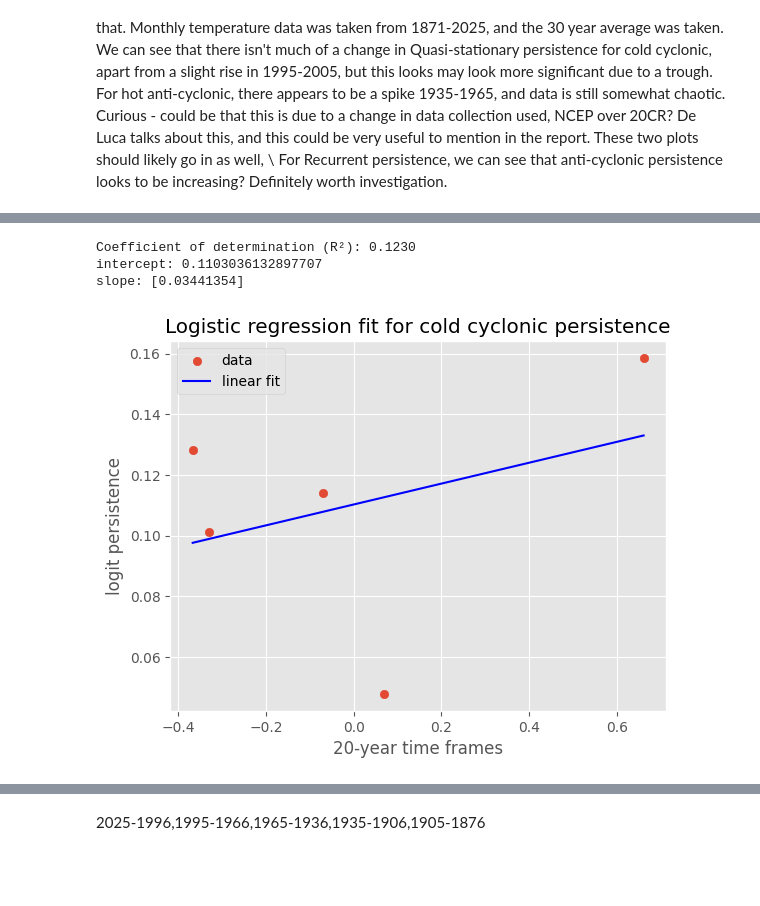
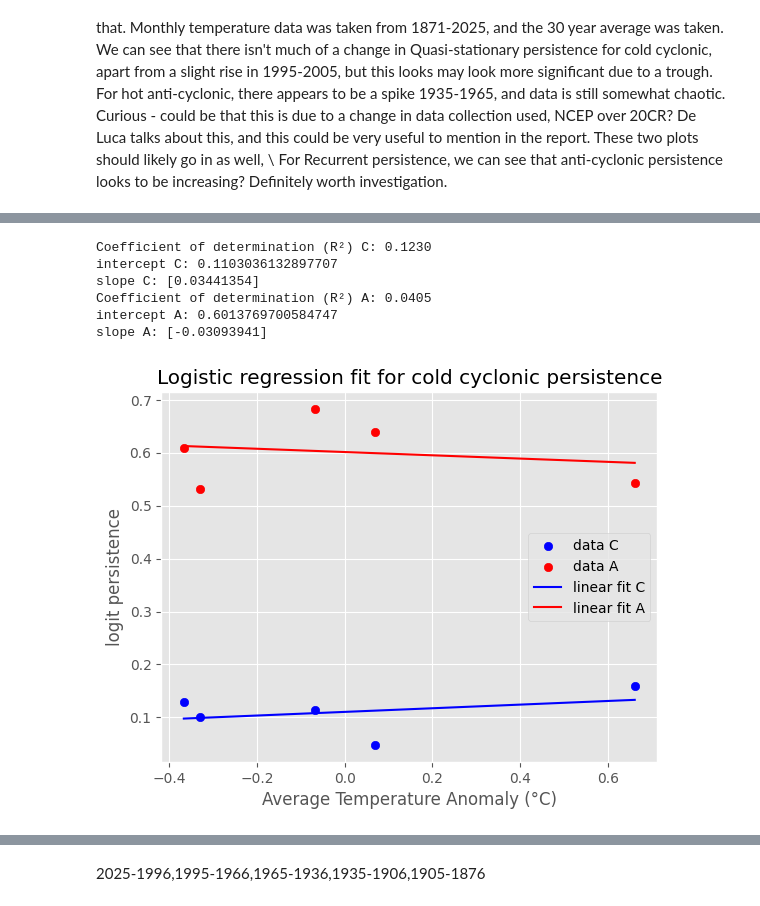
Before and after one commit to R-Mulholland/Persistecnce, a Jupyter notebook: Results-1.ipynb, the cells around one changed output, grey strips where cells are left out. Saved outputs shown, nothing was run; the diff lists cells and outputs as text; code cells hidden in the pictures; blank space fills up the shorter version.

```diff
--- a/Results-1.ipynb
+++ b/Results-1.ipynb
@@ -173,24 +170,37 @@ Slope: 0.0937
 # %%
-y = df30MLEcold['logit_pers'].values
-X = df_AvgTemp30['Avg_Temp'].values.reshape(-1, 1)
+y1 = df30MLEcold['logit_pers'].values
+y2 = df30MLEhot['logit_pers'].values
 
-model = LinearRegression()
-model.fit(X, y)
-r_sqxy = model.score(X, y)
-print(f"Coefficient of determination (R²): {r_sqxy:.4f}")
-print(f"intercept: {model.intercept_}")
-print(f"slope: {model.coef_}")
 
-plt.scatter(X, y, label='data')
-plt.plot(X, model.predict(X), color='blue', label='linear fit')
-plt.xlabel("20-year time frames")
+model3 = LinearRegression()
+model4 = LinearRegression()
+model3.fit(q, y1)
+model4.fit(q, y2)
+
+
+print(f"Coefficient of determination (R²) C: {model3.score(q,y1):.4f}")
+print(f"intercept C: {model3.intercept_}")
+print(f"slope C: {model3.coef_}")
+print(f"Coefficient of determination (R²) A: {model4.score(q,y2):.4f}")
+print(f"intercept A: {model4.intercept_}")
+print(f"slope A: {model4.coef_}")
+
+
+plt.scatter(q, y1, label='data C', color = 'blue')
+plt.scatter(q, y2, label='data A', color = 'red')
+plt.plot(q, model3.predict(q), color='blue', label='linear fit C')
+plt.plot(q, model4.predict(q), color='red', label='linear fit A')
+plt.xlabel("Average Temperature Anomaly (°C)")
 plt.ylabel("logit persistence")
 plt.title("Logistic regression fit for cold cyclonic persistence")
 plt.legend()
 plt.grid(True)
 plt.show()
 # %% [output]
-Coefficient of determination (R²): 0.1230
-intercept: 0.1103036132897707
-slope: [0.03441354]
+Coefficient of determination (R²) C: 0.1230
+intercept C: 0.1103036132897707
+slope C: [0.03441354]
+Coefficient of determination (R²) A: 0.0405
+intercept A: 0.6013769700584747
+slope A: [-0.03093941]
-[figure, old version]
+[figure, new version]
```
Also changed, not shown: parts of 8 cells of this notebook, 1 other file.
